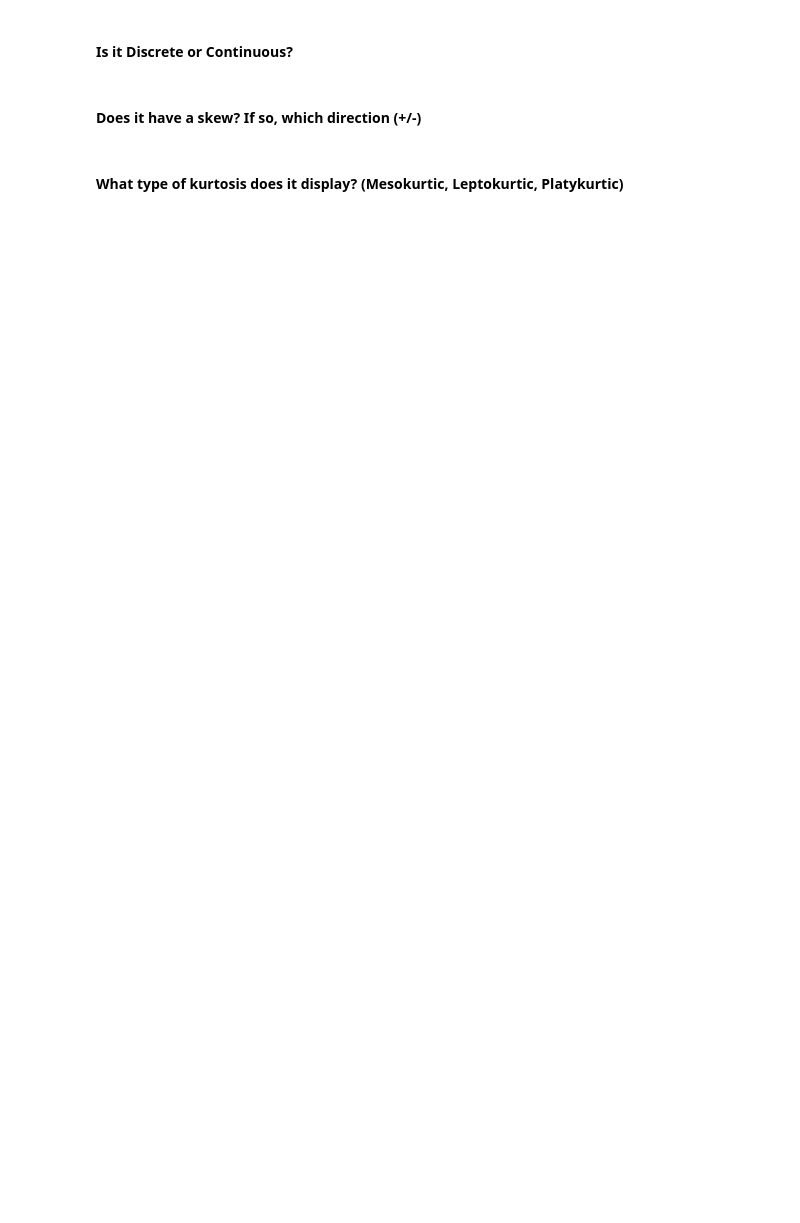
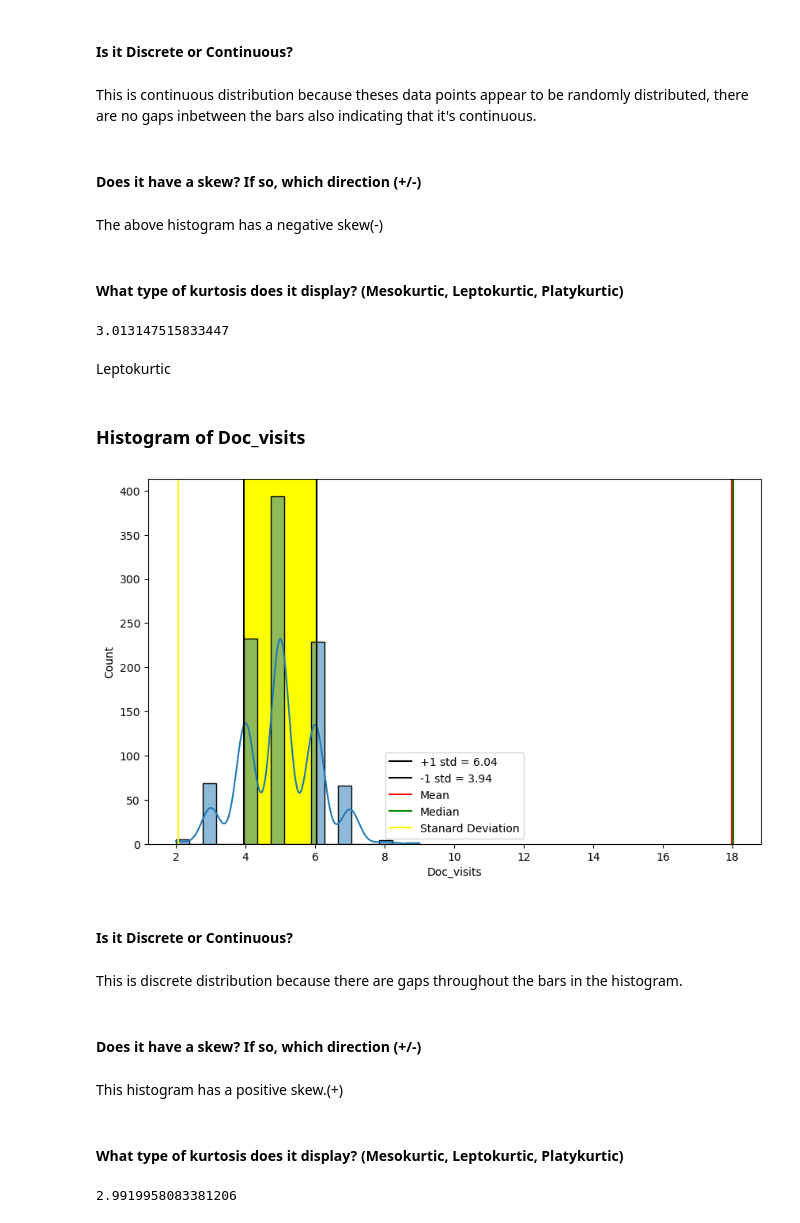
Before and after one commit to JoeBwonKenobi/Describing-Distributions-Core-Assignment, a Jupyter notebook: Describing_Distributions_Core_Assignment.ipynb, the cells around one changed output. Saved outputs shown, nothing was run; the diff lists cells and outputs as text; code cells hidden in the pictures; blank space fills up the shorter version.

Commit message:
Updated_Describing_Distributions

```diff
--- a/Describing_Distributions_Core_Assignment.ipynb
+++ b/Describing_Distributions_Core_Assignment.ipynb
@@ -31,6 +82,58 @@ sns.histplot(df['Income'], ax = ax, stat='probability');
 # %% [markdown]
 #### **Is it Discrete or Continuous?**
+# %% [markdown]
+This is continuous distribution because theses data points appear to be randomly distributed, there are no gaps inbetween the bars also indicating that it's continuous.
 # %% [markdown]
 #### **Does it have a skew? If so, which direction (+/-)**
+# %% [markdown]
+The above histogram has a negative skew(-)
 # %% [markdown]
 #### **What type of kurtosis does it display? (Mesokurtic, Leptokurtic, Platykurtic)**
+# %%
+kurt_V = stats.kurtosis(mdf_f['VitD_levels'], fisher = False)
+print(kurt_V)
+# %% [output]
+3.013147515833447
+# %% [markdown]
+Leptokurtic
+# %% [markdown]
+### **Histogram of Doc_visits**
+# %%
+#Get the mean
+mean_D = np.mean(mdf_f['Doc_visits'])
+#Get the median
+median_D = np.median(mdf_f['Doc_visits'])
+#Get the stanard deviation
+std_D = np.std(mdf_f['Doc_visits'])
+# %%
+col = ''
+feature = mdf_f['Doc_visits']
+plus_one_std_D = mean_D + std_D
+minus_one_std_D = mean_D - std_D
+fig,ax = plt.subplots(figsize=(10,6))
+sns.histplot(feature ,ax=ax,stat='count', kde=True)
+ax.axvline(plus_one_std_D, color = 'black',label=f'+1 std = {plus_one_std_D:,.2f}')
+ax.axvline(minus_one_std_D, color = 'black', label = f'-1 std = {minus_one_std_D:,.2f}')
+ax.axvline(mean_V, color = 'red', label='Mean')
+ax.axvline(median_V, color= 'green', label='Median')
+ax.axvline(std_V, color= 'yellow', label='Stanard Deviation')
+ax.axvspan(plus_one_std_D, minus_one_std_D, color = 'yellow', zorder = 0)
+ax.set_title(f'{col}')
+ax.legend();
+# %% [output]
+[figure, added]
+# %% [markdown]
+#### **Is it Discrete or Continuous?**
+# %% [markdown]
+This is discrete distribution because there are gaps throughout the bars in the histogram.
+# %% [markdown]
+#### **Does it have a skew? If so, which direction (+/-)**
+# %% [markdown]
+This histogram has a positive skew.(+)
+# %% [markdown]
+#### **What type of kurtosis does it display? (Mesokurtic, Leptokurtic, Platykurtic)**
+# %%
+kurt_D = stats.kurtosis(mdf_f['Doc_visits'], fisher = False)
+print(kurt_D)
+# %% [output]
+2.9919958083381206
```
Also changed, not shown: parts of 27 cells of this notebook.
